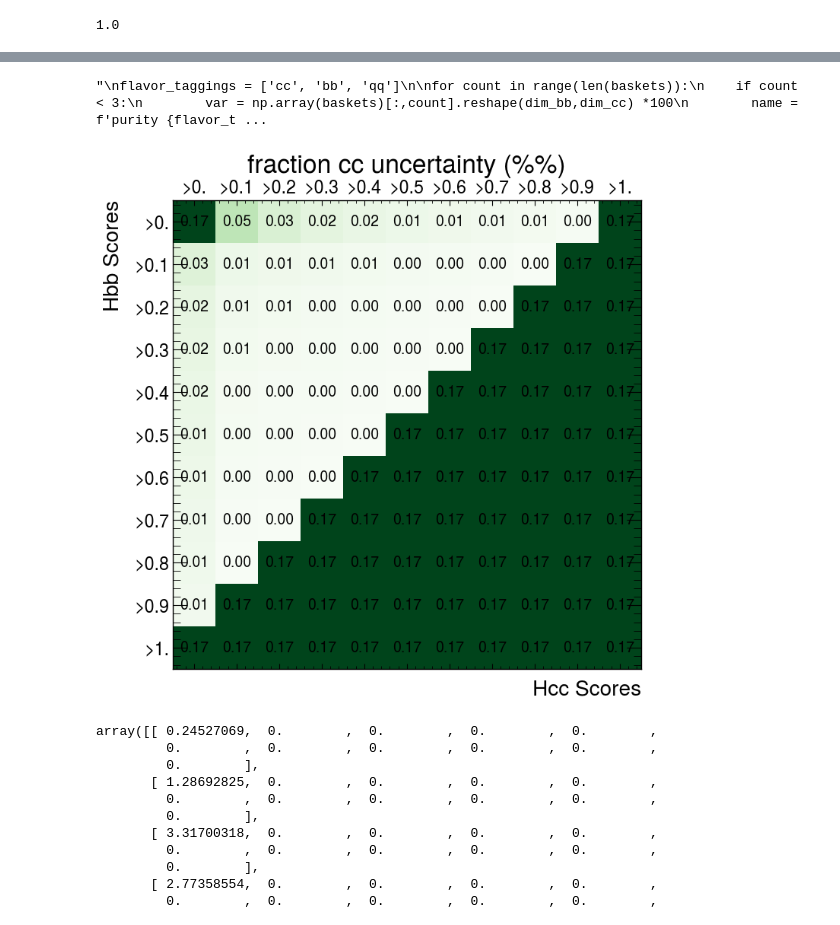
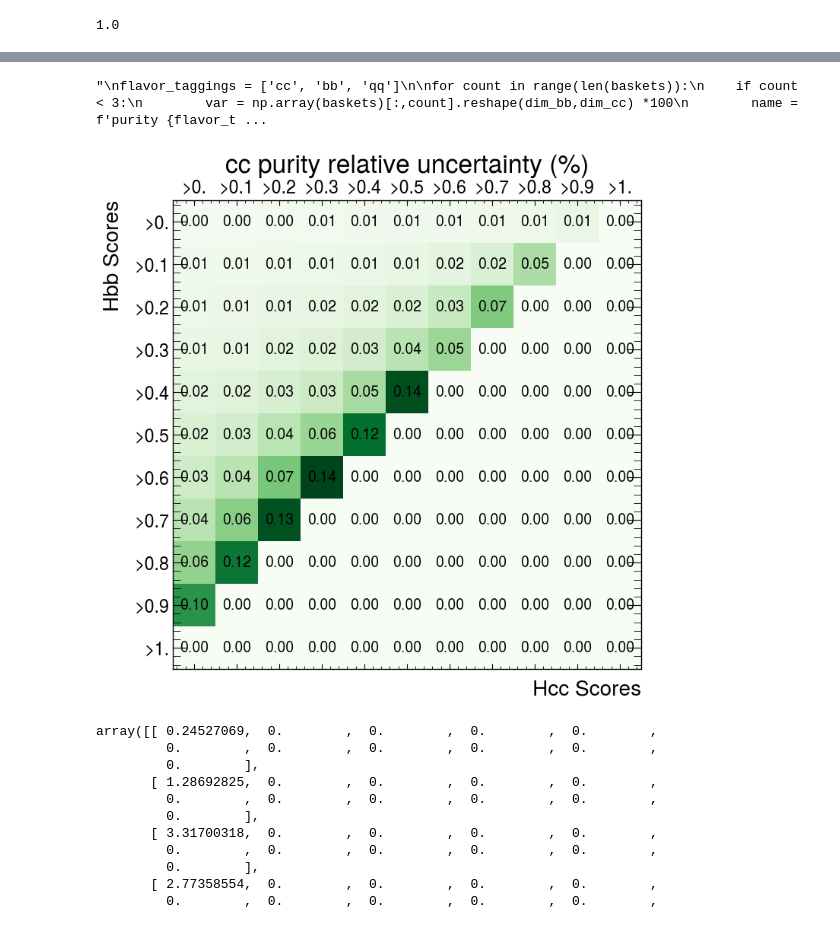
Before and after one commit to dyl64/Dongyi-Oral-Qual, a Jupyter notebook: notebooks/coffea_Zbb_signal.ipynb, the cells around one changed output, grey strips where cells are left out. Cells and saved outputs as stored; diff of their text form; code cells hidden in the pictures.

```diff
--- a/notebooks/coffea_Zbb_signal.ipynb
+++ b/notebooks/coffea_Zbb_signal.ipynb
@@ -944,13 +1229,13 @@ generate_plot_with_hist(precut, name1, name2)
 ### Generate a HbbScore vs HccScore (purity/efficiency/uncertainty) heat map
 First of all, need to
 # %%
-def initialize_N(strategy_number, sample_type):
+def initialize_N(strategy_number, sample_type, weighted_or_not):
     if strategy_number == 1:
-        bb_score = 0. # HbbScore<1 is not adding any cut
+        bb_score = 0. # HbbScore>0 is not adding any cut
     if strategy_number == 2:
         bb_score = 1. # HbbScore<1 is not adding any cut
     cc_score = 0. # HccScore>0. is equivalent to not adding any cut
-    file_path = f'../../{sample_type}_kinematics_distribution/Hbb_Hcc_cuts/strategy_{strategy_number}/HbbScore{sign[strategy_number-1]}%.2f_HccScore>%.2f.p'%(bb_score, cc_score)
+    file_path = f'../../{sample_type}_{weighted_or_not}_kinematics_distribution/Hbb_Hcc_cuts/strategy_{strategy_number}/HbbScore{sign[strategy_number-1]}%.2f_HccScore>%.2f.p'%(bb_score, cc_score)
     with open(file_path, 'rb') as fp:
         data = pickle.load(fp)
     N_bb_cc_qq = np.sum(data['fatJetGN2XHbb'].to_numpy()[0], axis=-1) # Number of bb, cc, qq jets without any cut
@@ -964,7 +1249,7 @@ strategy_number=1
 sample_type='bkg'
 bb_score=0.
 cc_score=.1
-file_path = f'../../{sample_type}_kinematics_distribution/Hbb_Hcc_cuts/strategy_{strategy_number}/HbbScore{sign[strategy_number-1]}%.2f_HccScore>%.2f.p'%(bb_score, cc_score)
+file_path = f'../../{sample_type}_{weighted_or_not}_kinematics_distribution/Hbb_Hcc_cuts/strategy_{strategy_number}/HbbScore{sign[strategy_number-1]}%.2f_HccScore>%.2f.p'%(bb_score, cc_score)
 with open(file_path, 'rb') as fp:
     data = pickle.load(fp)
 # %%
@@ -1070,7 +1355,7 @@ def calculate_efficiency_purity(data, Ntot_before_cut, Nbb_before_cut, Ncc_befor
     Nbb_after_cut, Ncc_after_cut, Nqq_after_cut= np.sum(N_flavor, axis=-1)
 
     if Ntot_after_cut == 0:
-        frac_cc_after_cut = frac_bb_after_cut = frac_qq_after_cut = frac_bb_sigma=frac_cc_sigma=frac_qq_sigma = 0.0017
+        frac_cc_after_cut = frac_bb_after_cut = frac_qq_after_cut = frac_bb_sigma=frac_cc_sigma=frac_qq_sigma = 0.00
         cc_efficiency=bb_efficiency=qq_efficiency=tot_efficiency = 1.
         b=1
     else:
@@ -1079,7 +1364,7 @@ def calculate_efficiency_purity(data, Ntot_before_cut, Nbb_before_cut, Ncc_befor
         frac_bb_after_cut = Nbb_after_cut/Ntot_after_cut
         frac_qq_after_cut = Nqq_after_cut/Ntot_after_cut #'''
 
-        frac_cc_after_cut = Ncc_after_cut/Ntot_before_cut
+        frac_cc_after_cut = Ncc_after_cut/Ntot_after_cut
         frac_bb_after_cut = Nbb_after_cut/Ntot_before_cut
         frac_qq_after_cut = Nqq_after_cut/Ntot_before_cut
         cc_efficiency = Ncc_after_cut/Ncc_before_cut
@@ -1095,10 +1380,12 @@ def calculate_efficiency_purity(data, Ntot_before_cut, Nbb_before_cut, Ncc_befor
         #frac_cc_sigma = np.sqrt((Ntot_after_cut*(Ntot_before_cut+Ntot_after_cut)\
         #                        +bb_efficiency*Nbb_before_cut*(Ntot_before_cut+bb_efficiency*Nbb_before_cut)\
         #                        +qq_efficiency*Nqq_before_cut*(Ntot_before_cut+qq_efficiency*Nqq_before_cut))/Ntot_before_cut**3)
-        frac_cc_sigma = np.sqrt((Ntot_after_cut*(Ntot_before_cut+Ntot_after_cut)\
-                                +bb_efficiency**2*Nbb_before_cut*(Ntot_before_cut+Nbb_before_cut)\
-                                +qq_efficiency**2*Nqq_before_cut*(Ntot_before_cut+Nqq_before_cut))/Ntot_before_cut**3)
+        #frac_cc_sigma = np.sqrt((Ntot_after_cut*(Ntot_before_cut+Ntot_after_cut)\
+        #                        +bb_efficiency**2*Nbb_before_cut*(Ntot_before_cut+Nbb_before_cut)\
+        #                        +qq_efficiency**2*Nqq_before_cut*(Ntot_before_cut+Nqq_before_cut))/Ntot_before_cut**3)
         #frac_cc_sigma = np.sqrt(Ntot_after_cut+bb_efficiency**2*Nbb_before_cut+qq_efficiency**2*Nqq_before_cut)/Ntot_before_cut
+
+        frac_cc_sigma = np.sqrt((Ntot_after_cut-Ncc_after_cut)/(Ntot_after_cut**2)/frac_cc_after_cut)
         frac_bb_sigma = np.sqrt(Nbb_after_cut)/bb_efficiency
         frac_qq_sigma = np.sqrt(Nqq_after_cut)/qq_efficiency
 
@@ -1134,6 +1420,6 @@ calculate_efficiency_purity(data, Ntot_before_cut, Nbb_before_cut, Ncc_before_cu
 # %%
 strategy_number=1
-Ntot_before_cut, Ncc_before_cut, Nbb_before_cut, Nqq_before_cut = initialize_N(strategy_number, sample_type)
+Ntot_before_cut, Ncc_before_cut, Nbb_before_cut, Nqq_before_cut = initialize_N(strategy_number, sample_type, weighted_or_not)
 # Trying to find the cuts that can give us the minimal uncertainty
 bb_scores = np.linspace(0,1,11)
 cc_scores = np.linspace(0,1,11)
@@ -1144,7 +1430,7 @@ cuts=[]
 
 for bb_score in bb_scores[:]:
     for cc_score in cc_scores[:]:
-        file_path = f'../../{sample_type}_kinematics_distribution/Hbb_Hcc_cuts/strategy_{strategy_number}/HbbScore{sign[strategy_number-1]}%.2f_HccScore>%.2f.p'%(bb_score, cc_score)
+        file_path = f'../../{sample_type}_{weighted_or_not}_kinematics_distribution/Hbb_Hcc_cuts/strategy_{strategy_number}/HbbScore{sign[strategy_number-1]}%.2f_HccScore>%.2f.p'%(bb_score, cc_score)
         with open(file_path, 'rb') as fp:
             data = pickle.load(fp)
             basket, cut = calculate_efficiency_purity(data, Ntot_before_cut, Nbb_before_cut, Ncc_before_cut, Nqq_before_cut)
@@ -1225,8 +1511,8 @@ array([[0.17019641, 0.05778697, 0.03753088, 0.02721596, 0.02073144,
 # %%
-#var = frac_bb_after_cut.reshape(dim_bb,dim_cc) *100
-#name = 'purity bb (%)'
-var = frac_cc_sigma.reshape(dim_bb,dim_cc) * 100
-name = 'fraction cc uncertainty (%%)'
+#var = frac_cc_after_cut.reshape(dim_bb,dim_cc) *100
+#name = 'purity cc (%)'
+var = frac_cc_sigma.reshape(dim_bb,dim_cc) * 1
+name = 'cc purity relative uncertainty (%)'
 #var = bb_efficiency.reshape(dim_bb,dim_cc)*100
 #name = 'bb efficiency (%)'
 #var = non_zero.reshape(dim_bb,dim_cc)
@@ -1237,34 +1523,34 @@ make_2d_heat_map(var, name, strategy_number)
 flavor_taggings = ['cc', 'bb', 'qq']
 
 for count in range(len(baskets)):
     if count < 3:
         var = np.array(baskets)[:,count].reshape(dim_bb,dim_cc) *100
         name = f'purity {flavor_taggings[count%3]} (%)'
         make_2d_heat_map(var, name, strategy_number)
     if (count > 2) & (count < 6):
         var = np.array(baskets)[:,count].reshape(dim_bb,dim_cc) *100
         name = f'fraction {flavor_taggings[count%3]} uncertainty (%)'
         make_2d_heat_map(var, name, strategy_number)
     if (count > 5) & (count < 9):
         var = np.array(baskets)[:,count].reshape(dim_bb,dim_cc) *100
         name = f'{flavor_taggings[count%3]} efficiency (%)'
         make_2d_heat_map(var, name, strategy_number)
     if count == 9:
         var = np.array(baskets)[:,count].reshape(dim_bb,dim_cc) *100
         name = f'total efficiency (%)'
         make_2d_heat_map(var, name, strategy_number)
     if count == 10:
         var = np.array(baskets)[:,count].reshape(dim_bb,dim_cc)
         name = 'Ntot after cut==0?'
         make_2d_heat_map(var, name, strategy_number)#'''
 
 #ax.axis('off')
 
 
 #plt.savefig('../slides_plots/cc_purity_bothcut_2D.png', dpi=200)
 # %% [output]
 "\nflavor_taggings = ['cc', 'bb', 'qq']\n\nfor count in range(len(baskets)):\n    if count < 3:\n        var = np.array(baskets)[:,count].reshape(dim_bb,dim_cc) *100\n        name = f'purity {flavor_t ...
-[figure, old version]
+[figure, new version]
 # %%
 var
 # %% [output]
```
Also changed, not shown: parts of 56 cells of this notebook, 4 other files.
